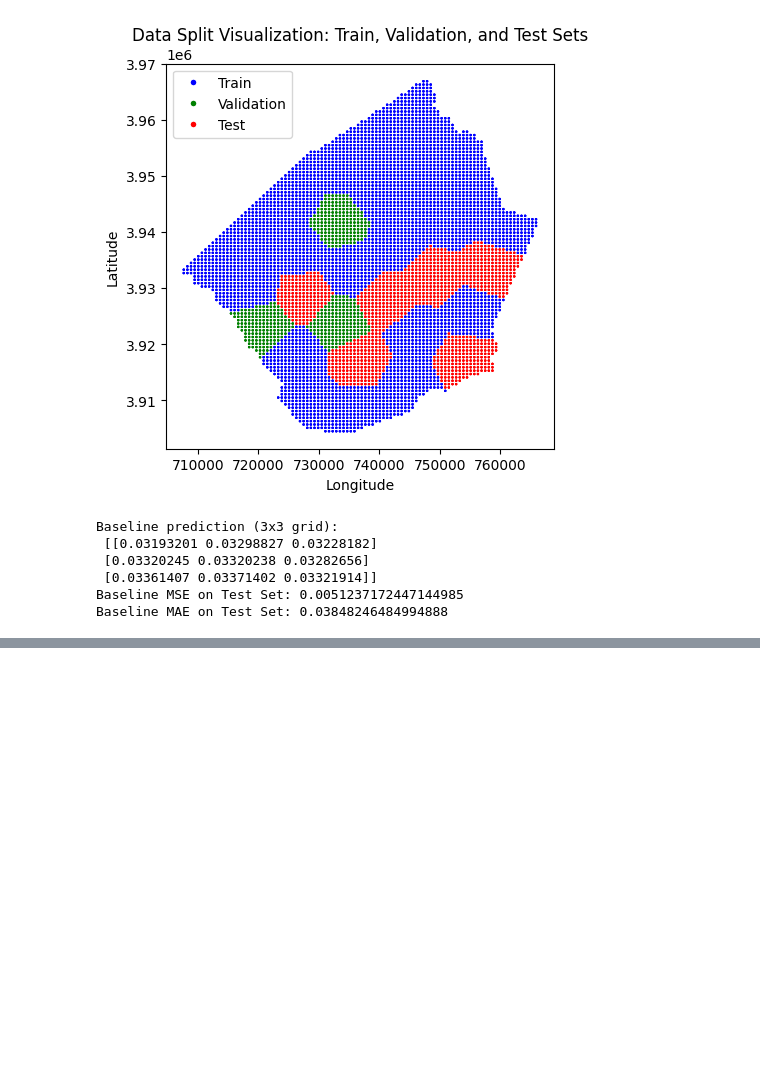
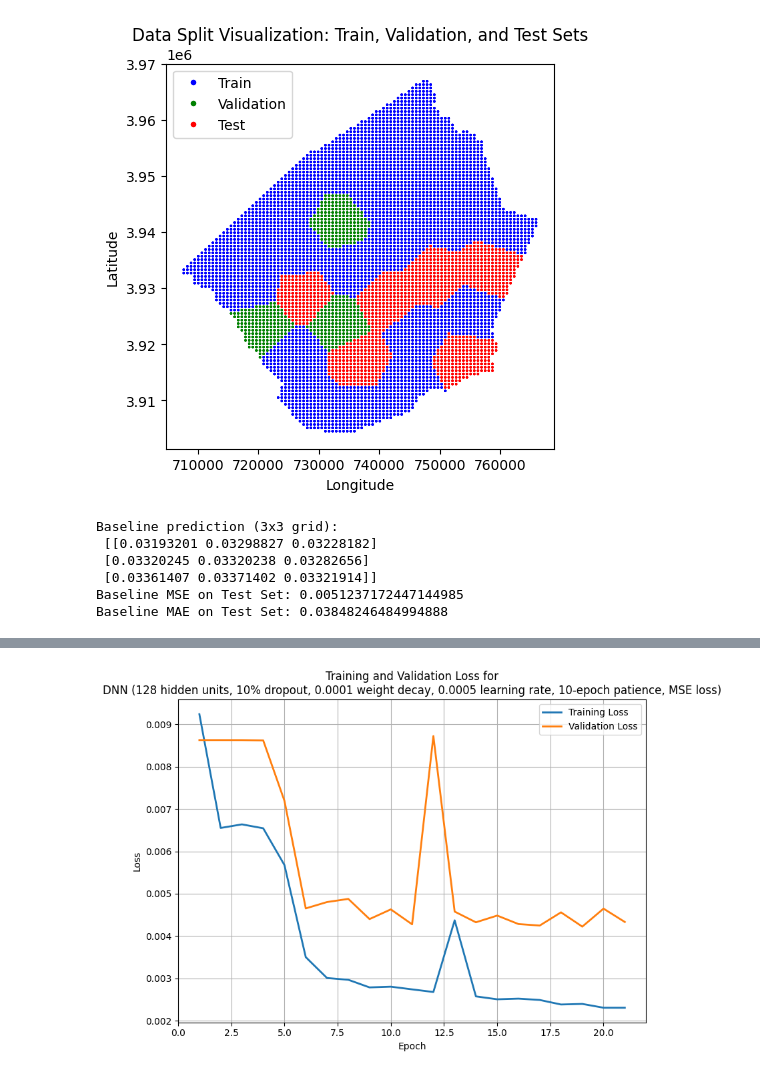
Before and after one commit to benton-tripp/urban-clay, a Jupyter notebook: notebooks/train-models-v4.ipynb, the cells around one changed output, grey strips where cells are left out. Drawn from its saved outputs; the diff is of its cells as text; code cells hidden in the pictures; blank space fills up the shorter version.

```diff
--- a/notebooks/train-models-v4.ipynb
+++ b/notebooks/train-models-v4.ipynb
@@ -574,3 +553,0 @@ print(metrics_df[['model_name', 'rmse', 'mse', 'mae']])
-# %%
-metrics_df = metrics_df.sort_values(by='mae').reset_index(drop=True)
-print(metrics_df[['model_name', 'rmse', 'mse', 'mae']])
@@ -594,0 +600,50 @@ print(metrics_df[['model_name', 'rmse', 'mse', 'mae']])
+# %%
+train_val_losses = {}
+for model_file in model_files:
+    with open(model_file, "rb") as f:
+        artifacts = pkl.load(f)
+    train_val_losses.update(
+        {
+            artifacts["model_name"]: {
+                "train_losses": artifacts["train_losses"],
+                "val_losses": artifacts["val_losses"],
+            }
+        }
+    )
+# %%
+def plot_training_validation_loss(train_losses, val_losses, model_name="Model"):
+    """
+    Plots the training and validation loss over epochs.
+
+    Args:
+        train_losses (list): List of training losses per epoch.
+        val_losses (list): List of validation losses per epoch. Can include `None` for epochs without validation.
+        model_name (str): Name of the model for the plot title.
+    """
+    # Create a range for the number of epochs
+    epochs = range(1, len(train_losses) + 1)
+
+    plt.figure(figsize=(8, 6))
+    plt.plot(epochs, train_losses, label="Training Loss", linewidth=2)
+
+    # Include validation loss if provided
+    if any(v is not None for v in val_losses):
+        plt.plot(epochs, val_losses, label="Validation Loss", linewidth=2)
+
+    plt.xlabel("Epoch")
+    plt.ylabel("Loss")
+    plt.title(f"Training and Validation Loss for\n{model_name}")
+    plt.legend()
+    plt.grid(True)
+    plt.tight_layout()
+    plt.show()
+
+
+# Example usage
+plot_training_validation_loss(
+    train_losses=train_val_losses[metrics_df.iloc[0]["model_name"]]['train_losses'],
+    val_losses=train_val_losses[metrics_df.iloc[0]["model_name"]]['val_losses'],
+    model_name="DNN (128 hidden units, 10% dropout, 0.0001 weight decay, 0.0005 learning rate, 10-epoch patience, MSE loss)"
+)
+# %% [output]
+[figure, added]
```
Also changed, not shown: parts of 16 cells of this notebook, 42 other files.
